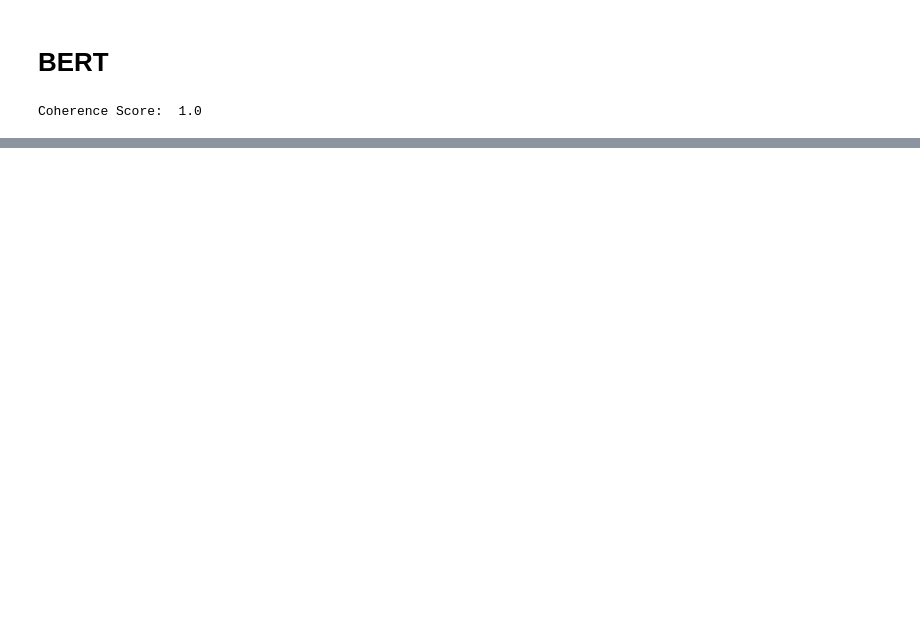
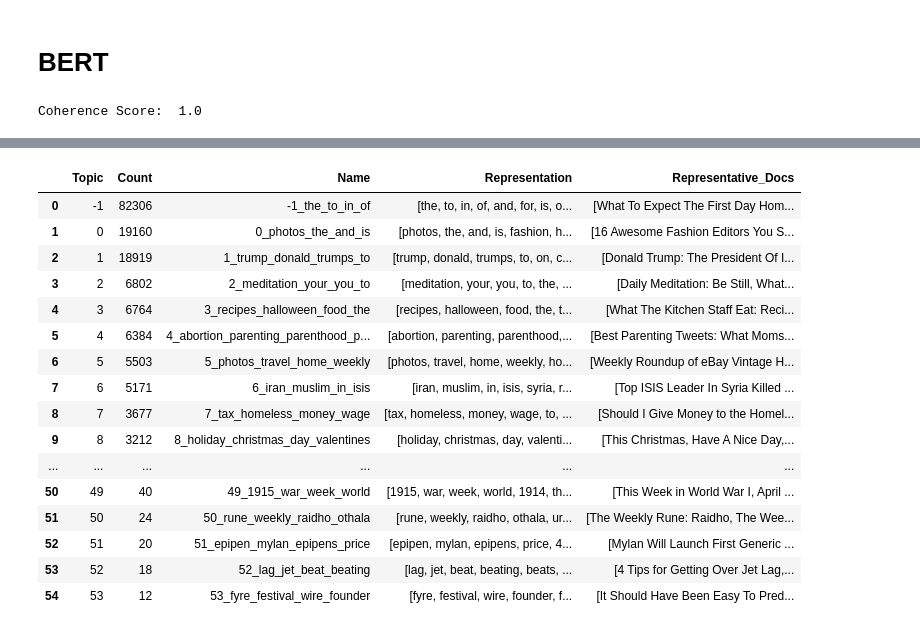
Before and after one commit to Daitori/NLP, a Jupyter notebook: TMP_BERT_HF.ipynb, the cells around one changed output, grey strips where cells are left out. Cells and saved outputs as stored; diff of their text form; code cells hidden in the pictures; blank space fills up the shorter version.

```diff
--- a/TMP_BERT_HF.ipynb
+++ b/TMP_BERT_HF.ipynb
@@ -59,3 +82,23 @@ print("Coherence Score: ", coherence_score)
+# %%
+(model_trained.get_topic_info())
+# %% [output]
+|  | Topic | Count | Name | Representation | Representative_Docs |
+| 0 | -1 | 82306 | -1_the_to_in_of | [the, to, in, of, and, for, is, o... | [What To Expect The First Day Hom... |
+| 1 | 0 | 19160 | 0_photos_the_and_is | [photos, the, and, is, fashion, h... | [16 Awesome Fashion Editors You S... |
+| 2 | 1 | 18919 | 1_trump_donald_trumps_to | [trump, donald, trumps, to, on, c... | [Donald Trump: The President Of I... |
+| 3 | 2 | 6802 | 2_meditation_your_you_to | [meditation, your, you, to, the, ... | [Daily Meditation: Be Still, What... |
+| 4 | 3 | 6764 | 3_recipes_halloween_food_the | [recipes, halloween, food, the, t... | [What The Kitchen Staff Eat: Reci... |
+| 5 | 4 | 6384 | 4_abortion_parenting_parenthood_p... | [abortion, parenting, parenthood,... | [Best Parenting Tweets: What Moms... |
+| 6 | 5 | 5503 | 5_photos_travel_home_weekly | [photos, travel, home, weekly, ho... | [Weekly Roundup of eBay Vintage H... |
+| 7 | 6 | 5171 | 6_iran_muslim_in_isis | [iran, muslim, in, isis, syria, r... | [Top ISIS Leader In Syria Killed ... |
+| 8 | 7 | 3677 | 7_tax_homeless_money_wage | [tax, homeless, money, wage, to, ... | [Should I Give Money to the Homel... |
+| 9 | 8 | 3212 | 8_holiday_christmas_day_valentines | [holiday, christmas, day, valenti... | [This Christmas, Have A Nice Day,... |
+| ... | ... | ... | ... | ... | ... |
+| 50 | 49 | 40 | 49_1915_war_week_world | [1915, war, week, world, 1914, th... | [This Week in World War I, April ... |
+| 51 | 50 | 24 | 50_rune_weekly_raidho_othala | [rune, weekly, raidho, othala, ur... | [The Weekly Rune: Raidho, The Wee... |
+| 52 | 51 | 20 | 51_epipen_mylan_epipens_price | [epipen, mylan, epipens, price, 4... | [Mylan Will Launch First Generic ... |
+| 53 | 52 | 18 | 52_lag_jet_beat_beating | [lag, jet, beat, beating, beats, ... | [4 Tips for Getting Over Jet Lag,... |
+| 54 | 53 | 12 | 53_fyre_festival_wire_founder | [fyre, festival, wire, founder, f... | [It Should Have Been Easy To Pred... |
 # %%
 """result=pd.DataFrame(columns=['min_size_topic','Coherence Score',"Number of topics"])
 for min_size_topic in range(10, 200, 10):
```
Also changed, not shown: parts of 5 cells of this notebook, 3 other files.
